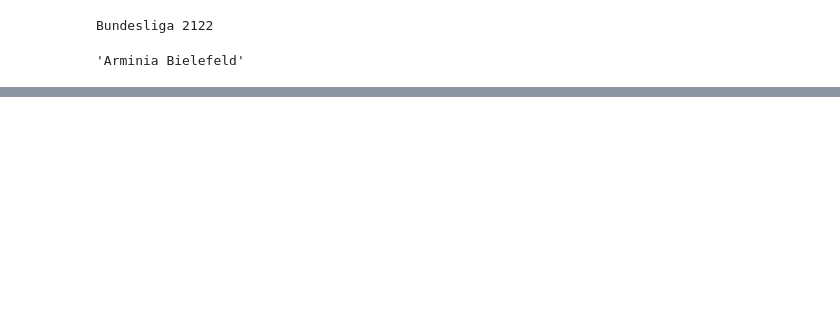
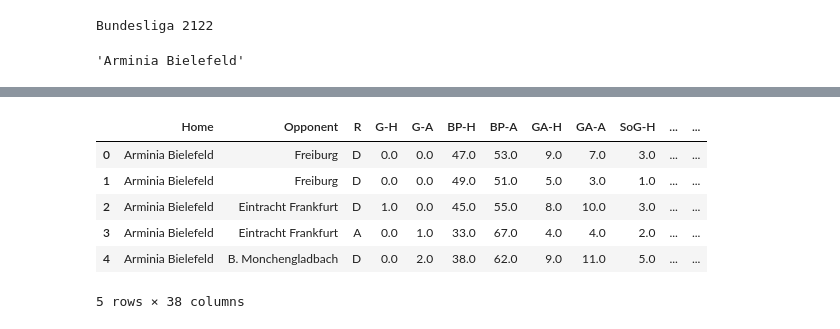
Before and after one commit to mgebele/football_stats, a Jupyter notebook: football_live.ipynb, the cells around one changed output, grey strips where cells are left out. Saved outputs shown, nothing was run; the diff lists cells and outputs as text; code cells hidden in the pictures; blank space fills up the shorter version.

```diff
--- a/football_live.ipynb
+++ b/football_live.ipynb
@@ -500,0 +497,20 @@ figScatter
+# %%
+# wie oft passierts das team hinten ist und noch gewinnt / nicht verliert:´
+# sortier nach sieg x loss
+#mach diagramm halftimes für 1te und 2te hz
+
+# delete games where there is no two halftimes!
+df4Complete = df4CompleteGraph[df4CompleteGraph.groupby('Opponent')['Opponent'].transform('size') >= 2]
+df4Complete = df4Complete.sort_index()
+# second half is second entry always!
+df4Complete["halftime"] = 0
+df4Complete.iloc[::2]["halftime"] = 2
+df4Complete.iloc[1::2]["halftime"] = 1
+# %% [output]
+|  | Home | Opponent | R | G-H | G-A | BP-H | BP-A | GA-H | GA-A | SoG-H | ... | ... |
+| 0 | Arminia Bielefeld | Freiburg | D | 0.0 | 0.0 | 47.0 | 53.0 | 9.0 | 7.0 | 3.0 | ... | ... |
+| 1 | Arminia Bielefeld | Freiburg | D | 0.0 | 0.0 | 49.0 | 51.0 | 5.0 | 3.0 | 1.0 | ... | ... |
+| 2 | Arminia Bielefeld | Eintracht Frankfurt | D | 1.0 | 0.0 | 45.0 | 55.0 | 8.0 | 10.0 | 3.0 | ... | ... |
+| 3 | Arminia Bielefeld | Eintracht Frankfurt | A | 0.0 | 1.0 | 33.0 | 67.0 | 4.0 | 4.0 | 2.0 | ... | ... |
+| 4 | Arminia Bielefeld | B. Monchengladbach | D | 0.0 | 2.0 | 38.0 | 62.0 | 9.0 | 11.0 | 5.0 | ... | ... |
+5 rows × 38 columns
```
Also changed, not shown: parts of 4 cells of this notebook, 1 other file.
